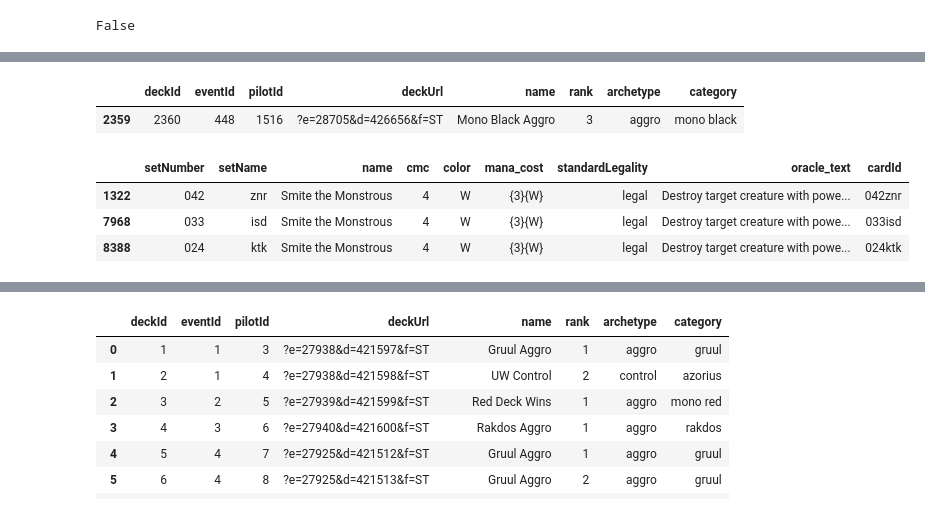
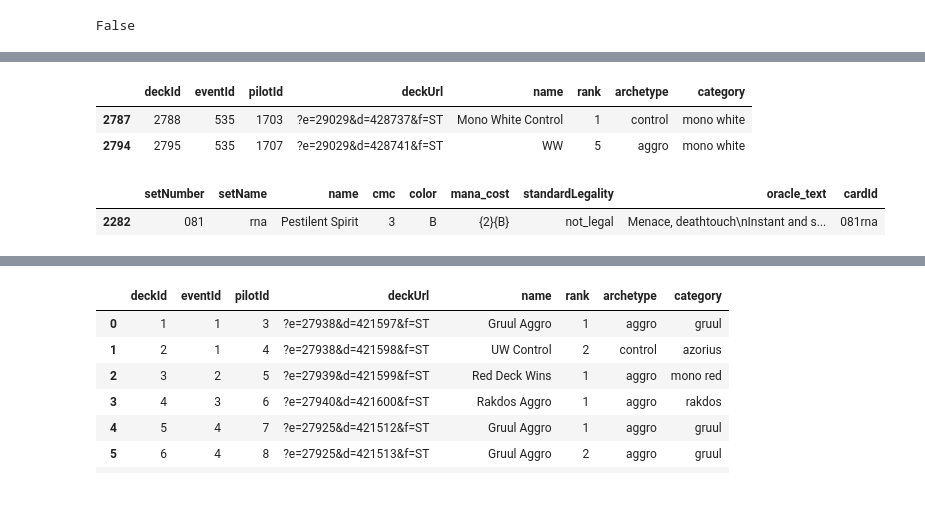
Before and after one commit to greg-martinez44/mtg_scraper, a Jupyter notebook: notebooks/ETC.ipynb, the cells around one changed output, grey strips where cells are left out. Saved outputs shown, nothing was run; the diff lists cells and outputs as text; code cells hidden in the pictures.

```diff
--- a/notebooks/ETC.ipynb
+++ b/notebooks/ETC.ipynb
@@ -377,21 +398,20 @@ full_table1[
 deck_table[
     deck_table["deckId"].isin(
         full_table1[
-            full_table1["cardId"] == "090dom"
+            full_table1["cardId"] == "309ice"
         ]
         ["deckId"]
     )
 ]
 # %% [output]
 |  | deckId | eventId | pilotId | deckUrl | name | rank | archetype | category |
-| 2359 | 2360 | 448 | 1516 | ?e=28705&d=426656&f=ST | Mono Black Aggro | 3 | aggro | mono black |
+| 2787 | 2788 | 535 | 1703 | ?e=29029&d=428737&f=ST | Mono White Control | 1 | control | mono white |
+| 2794 | 2795 | 535 | 1707 | ?e=29029&d=428741&f=ST | WW | 5 | aggro | mono white |
 # %%
-card_table[card_table["name"] == "Smite the Monstrous"]
+card_table[card_table["name"] == "Pestilent Spirit"]
 # %% [output]
 |  | setNumber | setName | name | cmc | color | mana_cost | standardLegality | oracle_text | cardId |
-| 1322 | 042 | znr | Smite the Monstrous | 4 | W | {3}{W} | legal | Destroy target creature with powe... | 042znr |
-| 7968 | 033 | isd | Smite the Monstrous | 4 | W | {3}{W} | legal | Destroy target creature with powe... | 033isd |
-| 8388 | 024 | ktk | Smite the Monstrous | 4 | W | {3}{W} | legal | Destroy target creature with powe... | 024ktk |
+| 2282 | 081 | rna | Pestilent Spirit | 3 | B | {2}{B} | not_legal | Menace, deathtouch\nInstant and s... | 081rna |
 # %%
 def update_set_codes(old, new, name=None, color=None):
     if name:
```
Also changed, not shown: parts of 9 cells of this notebook, 3 other files.
